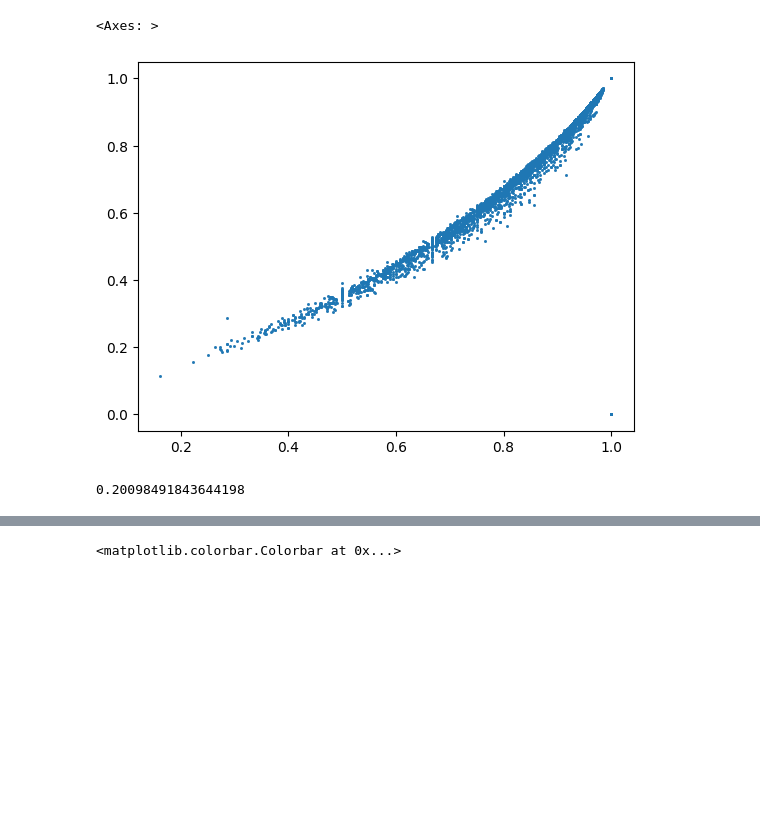
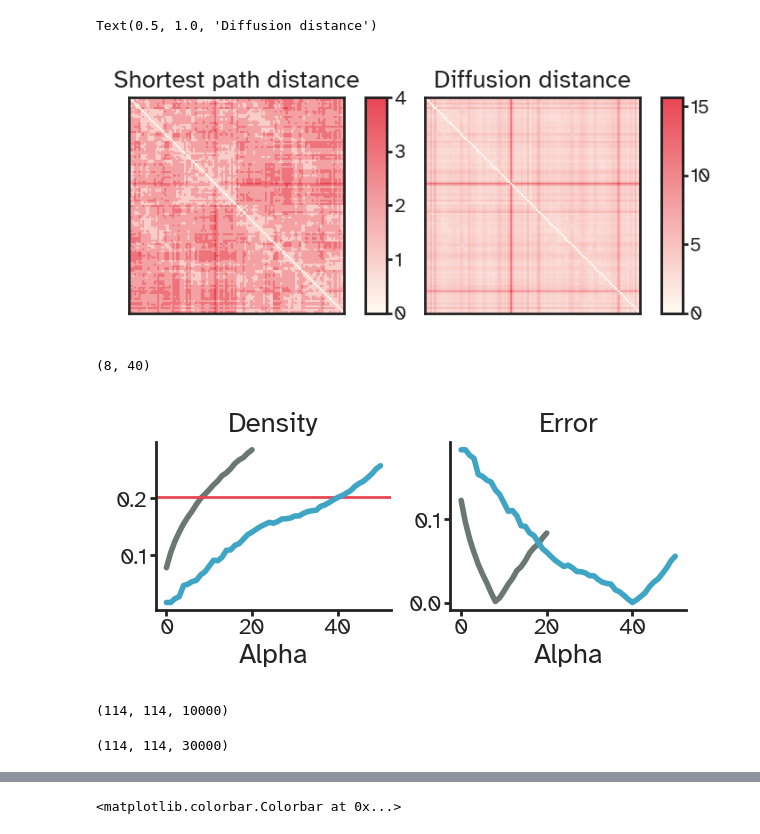
Before and after one commit to kuffmode/Optimal_networks, a Jupyter notebook: generative_analysis.ipynb, the cells around one changed output, grey strips where cells are left out. Saved outputs shown, nothing was run; the diff lists cells and outputs as text; code cells hidden in the pictures; blank space fills up the shorter version.

Commit message:
With some nicer figures

```diff
--- a/generative_analysis.ipynb
+++ b/generative_analysis.ipynb
@@ -54,3 +16,12 @@ def evaluate_adjacency(empirical_adj, simulated_adj):
+# %%
+viz.set_visual_style()
+viz_sizes = viz.load_data_from_json("sizes.json")
+viz_colors = viz.load_data_from_json("colors.json")
+viz_cmaps = viz.give_colormaps()
+sns_kwargs = {"cmap": viz_cmaps["bw_lr"],
+              "xticklabels":False,
+              "yticklabels":False,
+              "rasterized":True}
 # %%
 res_parcellation = 1
 consensus_mat = scipy.io.loadmat(
@@ -101,14 +36,14 @@ plt.colorbar()
-# %%
-sns.regplot(x=gen.matching_distance(connectivity,coordinates).flatten(),
-            y=gen.topological_distance(connectivity, coordinates).flatten(),
-            scatter_kws={'s': 1}, fit_reg=False)
-# %% [output]
-<Axes: >
-[figure, removed]
-# %%
-def check_density(adj):
-    return np.sum(adj)/(adj.shape[0])**2
-
-check_density(connectivity)
-# %% [output]
-0.20098491843644198
+# %%
+fig, axes = plt.subplot_mosaic([["A", "B"]],
+                               figsize=(viz.cm_to_inch((10,4))),
+                               dpi=200)
+viz.plot_matrix(gen.shortest_path_distance(connectivity, coordinates),
+                cbar=True,sns_kwargs=sns_kwargs,axis=axes["A"])
+viz.plot_matrix(gen.resistance_distance(connectivity, coordinates),
+                cbar=True, sns_kwargs=sns_kwargs, axis=axes["B"])
+axes["A"].set_title("Shortest path distance")
+axes["B"].set_title("Diffusion distance")
+#plt.savefig("figures/res1_rd_vs_sp_heatmaps.pdf",dpi=600,bbox_inches='tight');
+# %% [output]
+Text(0.5, 1.0, 'Diffusion distance')
+[figure, added]
@@ -114,0 +55,37 @@ check_density(connectivity)
+# %%
+np.argmin(rd_scores), np.argmin(sp_scores)
+# %% [output]
+(8, 40)
+# %%
+fig, axes = plt.subplot_mosaic([["A", "B"]],
+                               figsize=(viz.cm_to_inch((8,4))),
+                               dpi=200,sharex=True)
+axes["A"].plot(rd_densities,lw=2)
+axes["A"].axhline(check_density(connectivity),color=viz_colors["warms"]["LECKER_RED"])
+axes["B"].plot(rd_scores,lw=2)
+
+axes["A"].plot(sp_densities,lw=2,color=viz_colors["colds"]["LAKE_BLUE"])
+
+axes["B"].plot(sp_scores,lw=2,color=viz_colors["colds"]["LAKE_BLUE"])
+
+axes["A"].set_title("Density")
+axes["B"].set_title("Error")
+axes["A"].set_xlabel("Alpha")
+axes["B"].set_xlabel("Alpha")
+fig.tight_layout(w_pad=0.1)
+sns.despine()
+#plt.savefig("figures/res1_rd_vs_sp.pdf",dpi=600,bbox_inches='tight');
+# %% [output]
+[figure, added]
+# %%
+with h5py.File("simulations/rd_10k_res1_matrices.h5", "r") as f:
+    best_rd = f["data"][:,:,:,np.argmin(rd_scores)]
+best_rd.shape
+# %% [output]
+(114, 114, 10000)
+# %%
+with h5py.File("simulations/sp_30k_res1_matrices.h5", "r") as f:
+    best_sp = f["data"][:,:,:,np.argmin(sp_scores)]
+best_sp.shape
+# %% [output]
+(114, 114, 30000)
```
Also changed, not shown: parts of 64 cells of this notebook, 23 other files.
